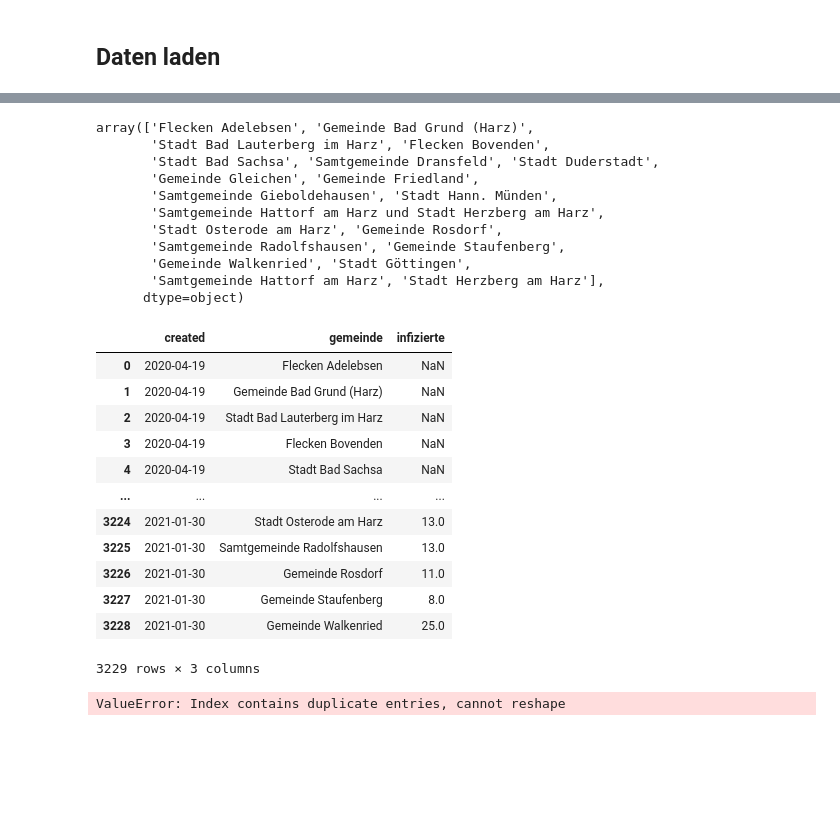
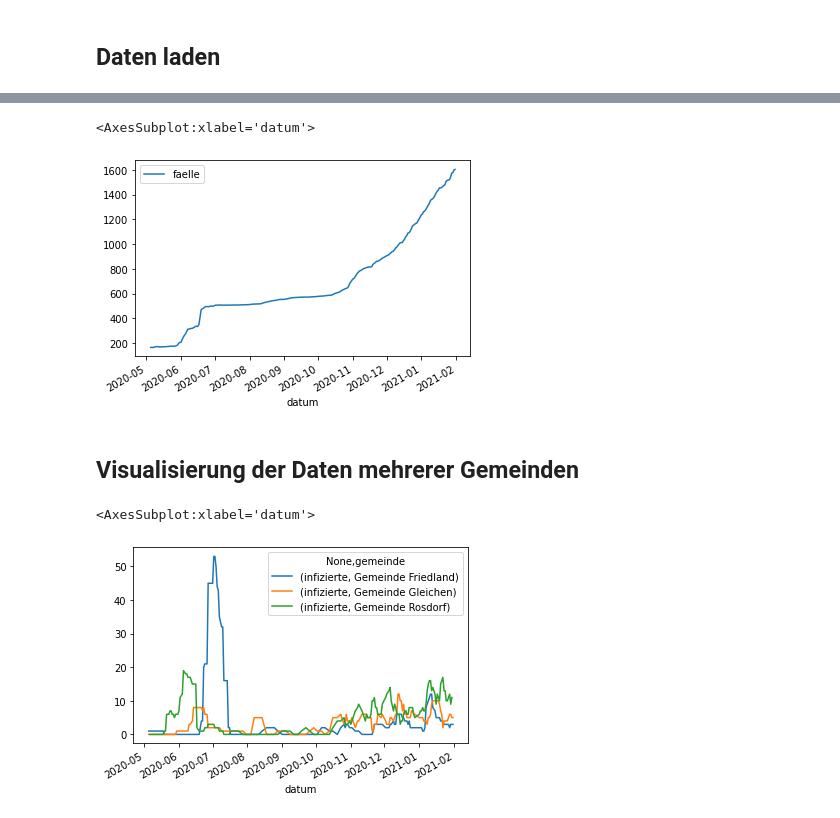
Before and after one commit to nichtich/corona-goettingen, a Jupyter notebook: Fallzahlen.ipynb, the cells around one changed output, grey strips where cells are left out. Drawn from its saved outputs; the diff is of its cells as text; code cells hidden in the pictures; blank space fills up the shorter version.

```diff
--- a/Fallzahlen.ipynb
+++ b/Fallzahlen.ipynb
@@ -29,15 +27,13 @@ infizierte.plot()
+# %%
+faelle = zahlen[zahlen["gemeinde"]==gemeinde][['datum','faelle']]
+faelle.set_index(['datum'],inplace=True)
+faelle.plot()
+# %% [output]
+<AxesSubplot:xlabel='datum'>
+[figure, added]
+# %% [markdown]
+## Visualisierung der Daten mehrerer Gemeinden
 # %%
 gemeinden = zahlen["gemeinde"].unique()
+gemeinden = ['Gemeinde Rosdorf','Gemeinde Gleichen','Gemeinde Friedland']
-# %% [output]
-array(['Flecken Adelebsen', 'Gemeinde Bad Grund (Harz)',
-       'Stadt Bad Lauterberg im Harz', 'Flecken Bovenden',
-       'Stadt Bad Sachsa', 'Samtgemeinde Dransfeld', 'Stadt Duderstadt',
-       'Gemeinde Gleichen', 'Gemeinde Friedland',
-       'Samtgemeinde Gieboldehausen', 'Stadt Hann. Münden',
-       'Samtgemeinde Hattorf am Harz und Stadt Herzberg am Harz',
-       'Stadt Osterode am Harz', 'Gemeinde Rosdorf',
-       'Samtgemeinde Radolfshausen', 'Gemeinde Staufenberg',
-       'Gemeinde Walkenried', 'Stadt Göttingen',
-       'Samtgemeinde Hattorf am Harz', 'Stadt Herzberg am Harz'],
-      dtype=object)
 # %%
@@ -45,20 +41,5 @@ infizierte = zahlen[['created','gemeinde','infizierte']]
-# %%
-infizierte
-# %% [output]
-|  | created | gemeinde | infizierte |
-| 0 | 2020-04-19 | Flecken Adelebsen | NaN |
-| 1 | 2020-04-19 | Gemeinde Bad Grund (Harz) | NaN |
-| 2 | 2020-04-19 | Stadt Bad Lauterberg im Harz | NaN |
-| 3 | 2020-04-19 | Flecken Bovenden | NaN |
-| 4 | 2020-04-19 | Stadt Bad Sachsa | NaN |
-| ... | ... | ... | ... |
-| 3224 | 2021-01-30 | Stadt Osterode am Harz | 13.0 |
-| 3225 | 2021-01-30 | Samtgemeinde Radolfshausen | 13.0 |
-| 3226 | 2021-01-30 | Gemeinde Rosdorf | 11.0 |
-| 3227 | 2021-01-30 | Gemeinde Staufenberg | 8.0 |
-| 3228 | 2021-01-30 | Gemeinde Walkenried | 25.0 |
-3229 rows × 3 columns
 # %%
-infizierte.pivot(index='gemeinde', columns='infizierte')
+infizierte.pivot(index='datum', columns=['gemeinde']).plot()
 # %% [output]
-ValueError: Index contains duplicate entries, cannot reshape
+<AxesSubplot:xlabel='datum'>
+[figure, added]
```
Also changed, not shown: parts of 5 cells of this notebook.
